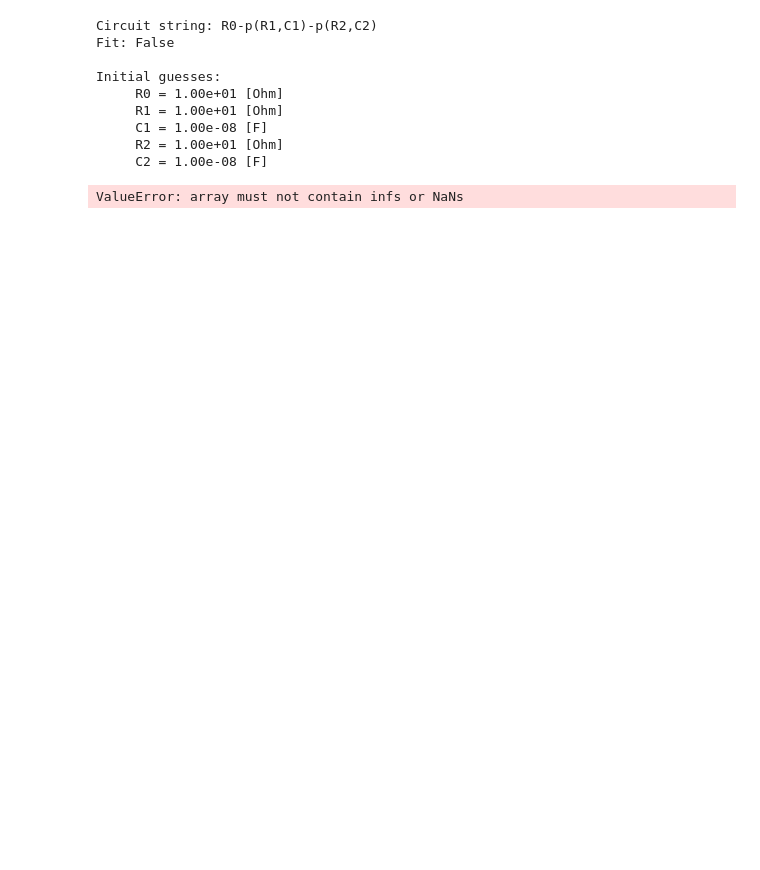
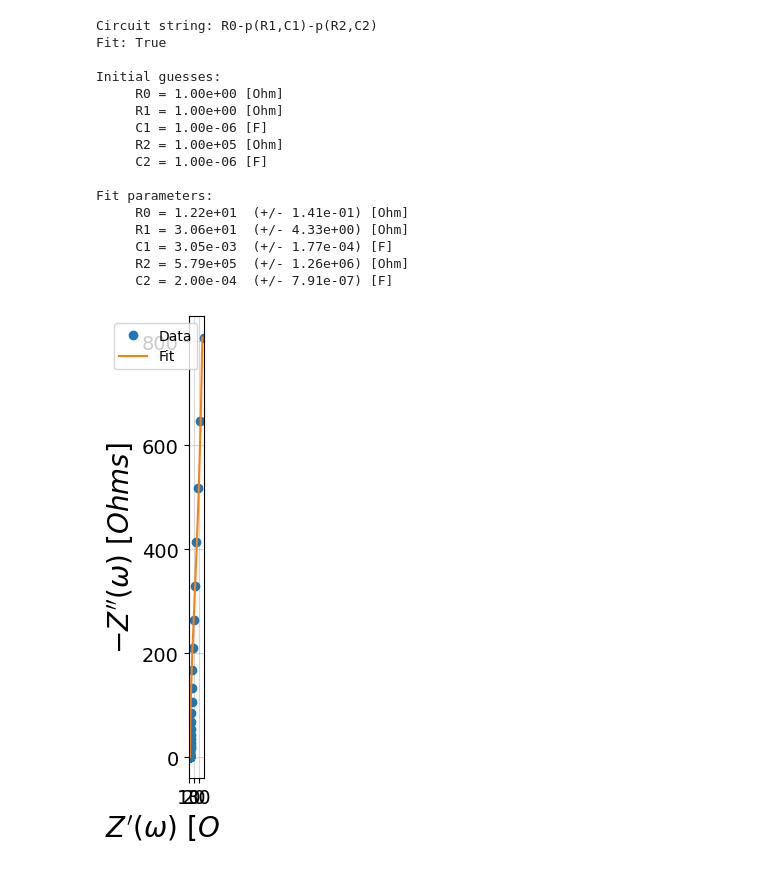
Before and after one commit to raulgarciadiez/EIS_HIROF, a Jupyter notebook: Impedance_test.ipynb, the cells around one changed output. Cells and saved outputs as stored; diff of their text form; code cells hidden in the pictures; blank space fills up the shorter version.

```diff
--- a/Impedance_test.ipynb
+++ b/Impedance_test.ipynb
@@ -2,21 +2,48 @@
 from impedance.models.circuits import CustomCircuit
 from impedance import preprocessing
 
-frequencies, Z = preprocessing.readCSV('ASCII files/1_00V_10cyc.csv')
+frequencies, Z = preprocessing.readBioLogic("MPT files/1_00V_10cyc.mpt")
 
 circuit = 'R0-p(R1,C1)-p(R2,C2)'
-initial_guess = [10., 10., 1e-8, 10., 1e-8]
+initial_guess = [1., 1., 1e-6, 1.e5, 1e-6]
 circuit = CustomCircuit(circuit, initial_guess=initial_guess)
+
+circuit.fit(frequencies, Z)
+Z_fit = circuit.predict(frequencies)
 print (circuit)
-circuit.fit(frequencies, Z)
 # %% [output]
 Circuit string: R0-p(R1,C1)-p(R2,C2)
-Fit: False
+Fit: True
 
 Initial guesses:
-     R0 = 1.00e+01 [Ohm]
-     R1 = 1.00e+01 [Ohm]
-     C1 = 1.00e-08 [F]
-     R2 = 1.00e+01 [Ohm]
-     C2 = 1.00e-08 [F]
+     R0 = 1.00e+00 [Ohm]
+     R1 = 1.00e+00 [Ohm]
+     C1 = 1.00e-06 [F]
+     R2 = 1.00e+05 [Ohm]
+     C2 = 1.00e-06 [F]
+
+Fit parameters:
+     R0 = 1.22e+01  (+/- 1.41e-01) [Ohm]
+     R1 = 3.06e+01  (+/- 4.33e+00) [Ohm]
+     C1 = 3.05e-03  (+/- 1.77e-04) [F]
+     R2 = 5.79e+05  (+/- 1.26e+06) [Ohm]
+     C2 = 2.00e-04  (+/- 7.91e-07) [F]
-ValueError: array must not contain infs or NaNs
+# %%
+import matplotlib.pyplot as plt
+from impedance.visualization import plot_nyquist
+
+plt.rcParams['figure.figsize'] = [12, 6]
+fig, ax1 = plt.subplots()
+
+#import matplotlib.gridspec as gridspec
+#fig = plt.figure(figsize=(12, 6))  # 12 inches wide by 6 inches tall
+#gs = gridspec.GridSpec(1, 1, left=0.1, right=0.9, top=0.9, bottom=0.1)
+#ax1 = fig.add_subplot(gs[0])
+
+plot_nyquist(Z, fmt='o', scale=1, ax=ax1)
+plot_nyquist(Z_fit, fmt='-', scale=1, ax=ax1)
+
+plt.legend(['Data', 'Fit'])
+plt.show()
+# %% [output]
+[figure, added]
```
Also changed, not shown: 2 other files.
